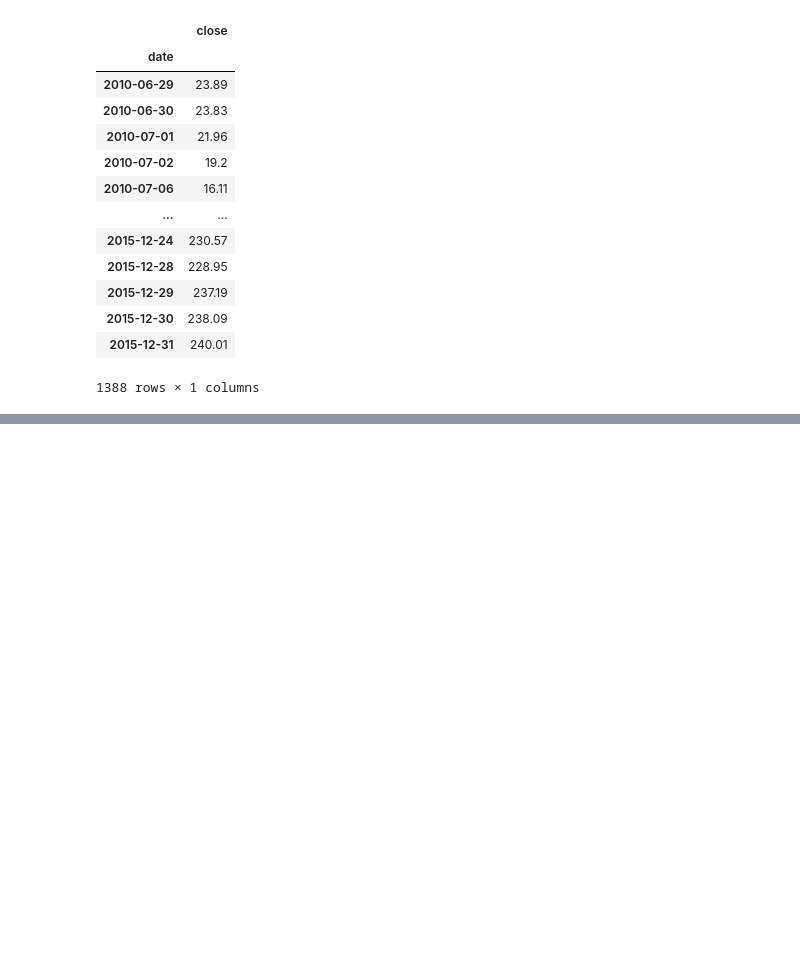
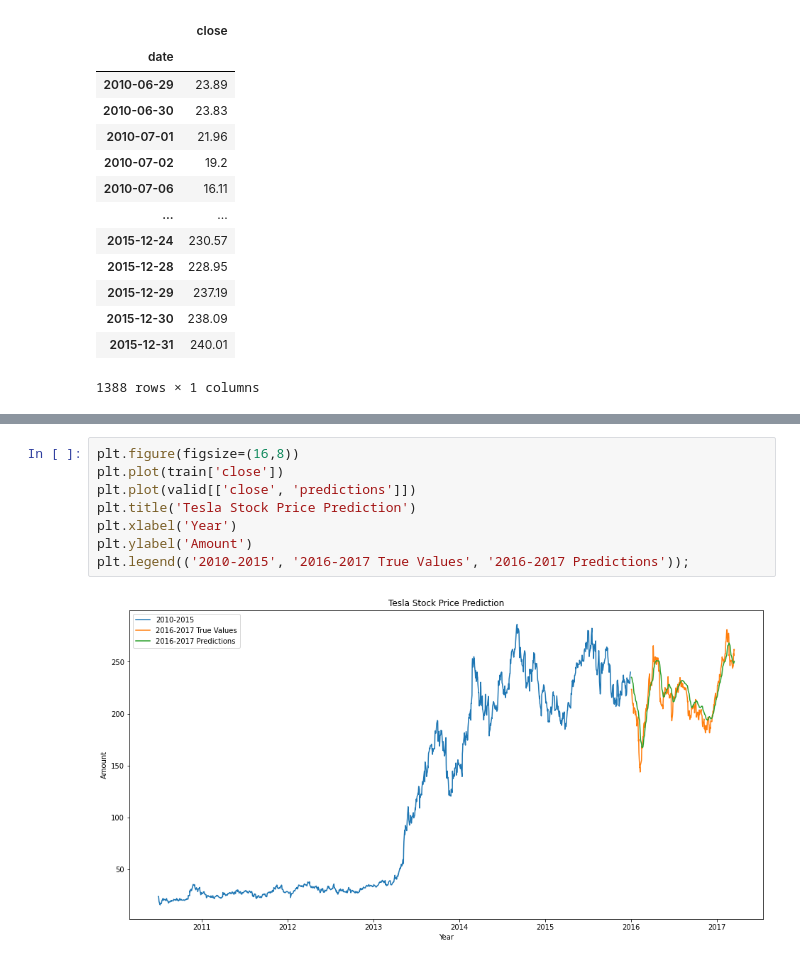
Before and after one commit to jafar-shodiq/mlearning-proj, a Jupyter notebook: stock-tesla-regression-2.ipynb, the cells around one changed output, grey strips where cells are left out. Cells and saved outputs as stored; diff of their text form; blank space fills up the shorter version.

```diff
--- a/stock-tesla-regression-2.ipynb
+++ b/stock-tesla-regression-2.ipynb
@@ -365 +380,11 @@ valid
 304 rows × 2 columns
+# %%
+plt.figure(figsize=(16,8))
+plt.plot(train['close'])
+plt.plot(valid[['close', 'predictions']])
+plt.title('Tesla Stock Price Prediction')
+plt.xlabel('Year')
+plt.ylabel('Amount')
+plt.legend(('2010-2015', '2016-2017 True Values', '2016-2017 Predictions'));
+# %% [output]
+[figure, added]
```
Also changed, not shown: parts of 3 cells of this notebook.
